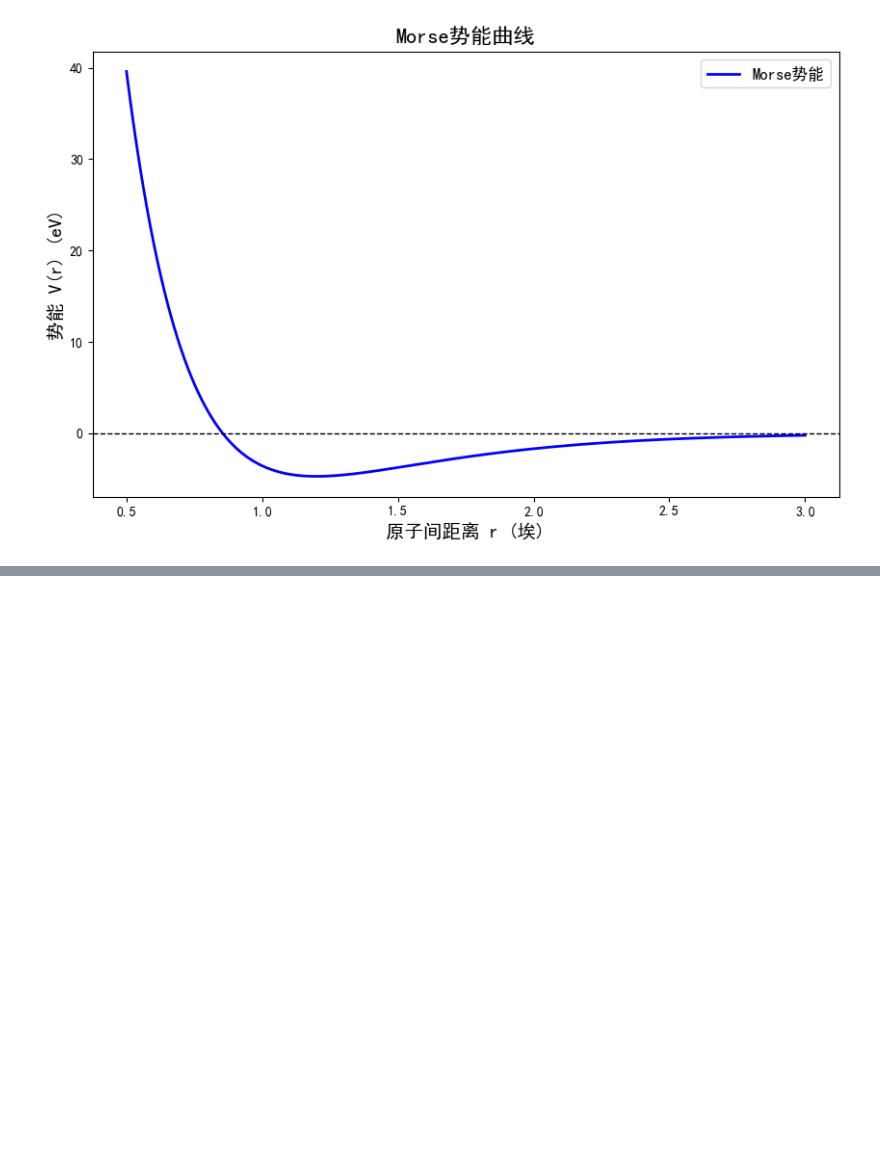
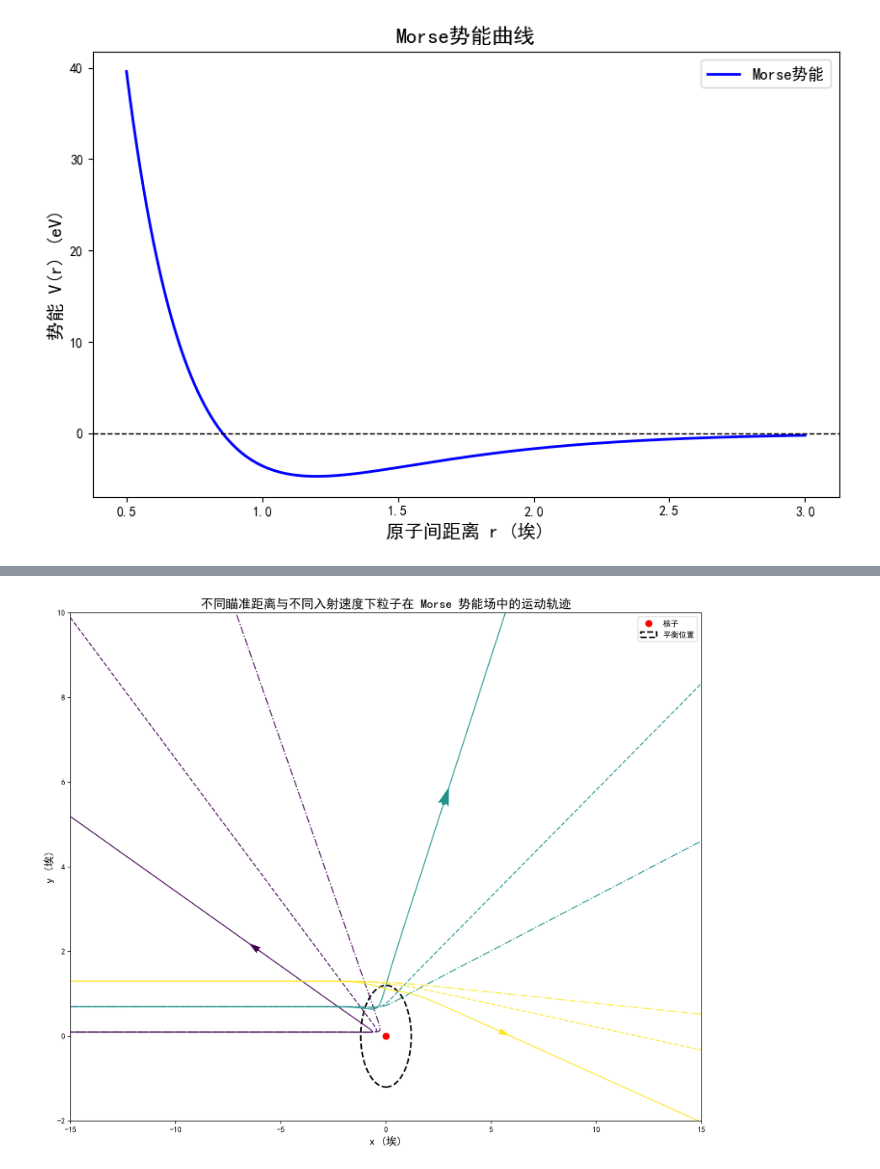
Before and after one commit to Glueo/graduate_phy_proj_2025, a Jupyter notebook: Morse/Morse.ipynb, the cells around one changed output, grey strips where cells are left out. Saved outputs shown, nothing was run; the diff lists cells and outputs as text; code cells hidden in the pictures; blank space fills up the shorter version.

```diff
--- a/Morse/Morse.ipynb
+++ b/Morse/Morse.ipynb
@@ -67,0 +182,96 @@ plt.show()
+# %%
+import numpy as np
+import matplotlib.pyplot as plt
+from tqdm import tqdm
+
+# 定义 Morse 势能函数
+def morse_potential(r, D_e=D_e, r_e=r_e, a=a_param):
+    return D_e * (1 - np.exp(-a * (r - r_e)))**2 - D_e
+
+# Morse 势能的径向导数 dV/dr
+def dV_dr(r, D_e=D_e, r_e=r_e, a=a_param):
+    if r < 1e-6:
+        return 0.0
+    return 2 * D_e * a * np.exp(-a * (r - r_e)) * (1 - np.exp(-a * (r - r_e)))
+
+# 定义 Morse 势能下的力函数（二维）
+def morse_force(r_vec):
+    r = np.linalg.norm(r_vec)
+    if r < 1e-6:
+        return np.array([0.0, 0.0])
+    force_magnitude = - dV_dr(r)
+    return force_magnitude * r_vec / r
+
+steps = 2000      # 模拟步数
+dt = 0.01         # 时间步长
+# 固定初始速度范围，在这里我们将分别采用3个不同入射速度
+speed_values = [5.0, 10.0, 15.0]
+x0 = -30.0        # 入射起始位置
+
+# 选择不同的瞄准距离 b（这里 b 为入射点的 y 坐标），例如在 [0, 3] 范围内均匀取值
+b_values = np.linspace(0.1, 1.3, 3)
+
+# 用于存储不同 b 值下、不同速度下的轨迹
+# 数据结构：trajectories[b] = list of (speed, trajectory) 对
+trajectories = {}
+for b in b_values:
+    trajectories[b] = []
+    for speed in speed_values:
+        traj = np.zeros((steps, 2))
+        # 初始条件：入射点为 (x0, b)
+        r = np.array([x0, b])
+        v = np.array([speed, 0.0])  # 初始速度水平向右
+        for i in range(steps):
+            traj[i] = r.copy()
+            a_vec = morse_force(r)
+            # 速度-Verlet方法更新
+            r_new = r + v * dt + 0.5 * a_vec * dt**2
+            a_new = morse_force(r_new)
+            v = v + 0.5 * (a_vec + a_new) * dt
+            r = r_new
+        trajectories[b].append((speed, traj))
+
+fig, ax = plt.subplots(figsize=(12, 10), dpi=300)
+# 使用不同的颜色区分不同的瞄准距离 (b)
+colors = plt.cm.viridis(np.linspace(0, 1, len(b_values)))
+# 为每个 b 值，每个不同的速度使用不同的线型（或通过图例标注区分）
+linestyles = ['-', '--', '-.']
+
+for idx, b in enumerate(b_values):
+    color = colors[idx]
+    for j, (speed, traj) in enumerate(trajectories[b]):
+        # 绘制轨迹
+        label_str = f"b={b:.1f}, v0={speed:.1f}" if idx==0 else None
+        ax.plot(traj[:, 0], traj[:, 1], color=color, linestyle=linestyles[j],
+                lw=1.5, alpha=0.8)
+        # 为轨迹添加箭头: 选取轨迹中40%处的两个点计算位移矢量，并放大显示
+        arrow_index = int(steps * 0.35)
+        if arrow_index < steps - 1:
+            start_point = traj[arrow_index]
+            end_point = traj[arrow_index + 1]
+            vector = end_point - start_point
+            scale_factor = 10
+            vector = vector * scale_factor
+            ax.quiver(start_point[0], start_point[1],
+                      vector[0], vector[1],
+                      angles='xy', scale_units='xy', scale=1, color=color)
+
+# 标记核子位置（假设核子位于原点）
+ax.plot(0, 0, 'ro', ms=8, label="核子")
+
+# 添加平衡位置的圆：以核子为圆心，半径为 r_e
+equilibrium_circle = plt.Circle((0, 0), r_e, color='black', fill=False,
+                                linestyle='--', lw=2, label="平衡位置")
+ax.add_artist(equilibrium_circle)
+
+ax.set_xlabel("x (埃)", fontsize=14)
+ax.set_ylabel("y (埃)", fontsize=14)
+ax.set_title("不同瞄准距离与不同入射速度下粒子在 Morse 势能场中的运动轨迹", fontsize=16)
+ax.set_xlim(-15, 15)
+ax.set_ylim(-2, 10)
+ax.legend(fontsize=10, loc='upper right')
+plt.tight_layout()
+plt.savefig("./output/morse_trajectories_diff_speed.png", dpi=300)
+plt.show()
+# %% [output]
+[figure, added]
```
Also changed, not shown: parts of 7 cells of this notebook, 18 other files.
